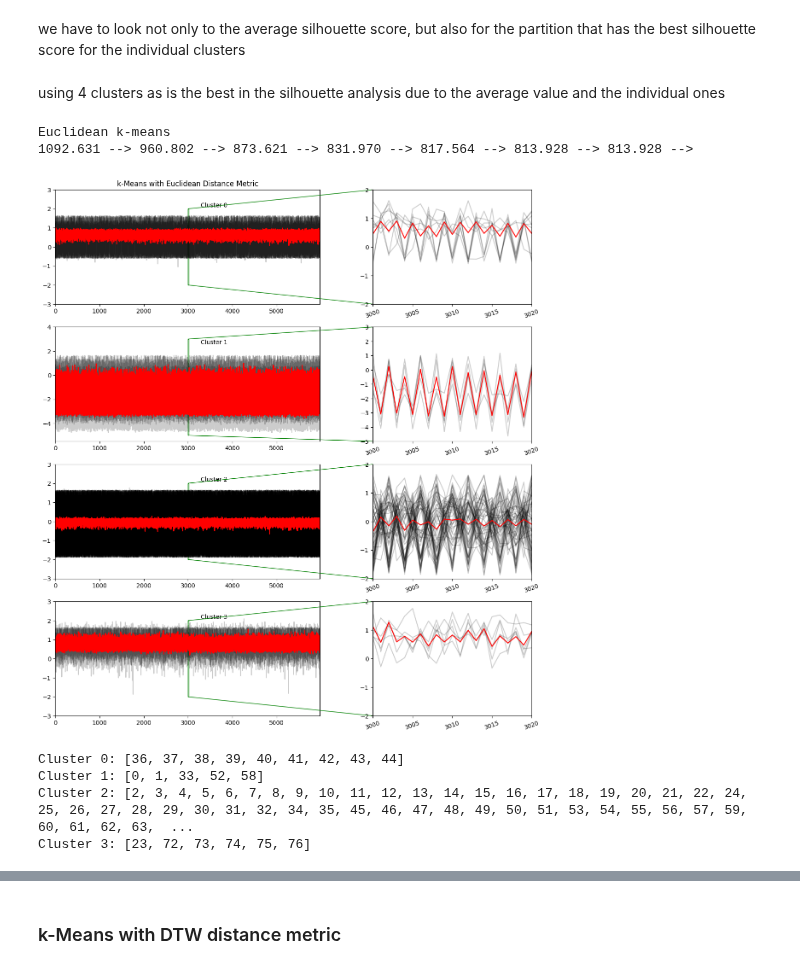
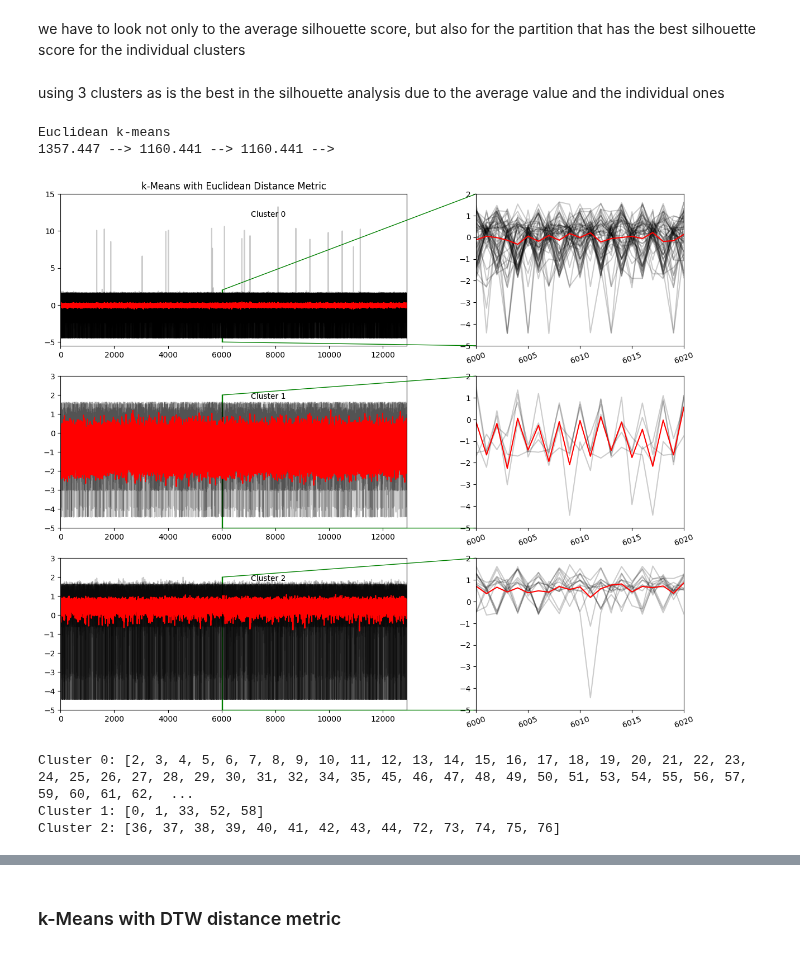
Before and after one commit to sarabreu/thesis_dev, a Jupyter notebook: 5_time_series_clustering/indiv_vars/solar/raw/temperature/raw_solar.ipynb, the cells around one changed output, grey strips where cells are left out. Cells and saved outputs as stored; diff of their text form; code cells hidden in the pictures.

Commit message:
update raw and clean time series clustering

```diff
--- a/5_time_series_clustering/indiv_vars/solar/raw/temperature/raw_solar.ipynb
+++ b/5_time_series_clustering/indiv_vars/solar/raw/temperature/raw_solar.ipynb
@@ -24,7 +24,7 @@ my_colors = ['#88292F', '#697268', '#12355B', '#D7816A', '#e8da6f', '#c33b43',
                '#FF7B9C', '#66A182', '#94849B', '#ACD8AA', '#F48498', '#B30089']
 custom_cmap = LinearSegmentedColormap.from_list('custom_cmap', my_colors)
 # %%
-df_solar_satellite = pd.read_csv('../../../../../1_data_analysis_and_preproc/intermediate/solar/solar_satellite_merged.csv')
+df_solar_satellite = pd.read_csv('../../../../../1_data_analysis_and_preproc/intermediate/solar/solar_satellite_merged_raw.csv')
 # %%
 df_solar_satellite.head()
 # %% [output]
@@ -329,7 +329,7 @@ For n_clusters = 8 The average silhouette_score is : 0.50
 # %% [markdown]
 we have to look not only to the average silhouette score, but also for the partition that has the best silhouette score for the individual clusters
 # %% [markdown]
-using 4 clusters as is the best in the silhouette analysis due to the average value and the individual ones
+using 3 clusters as is the best in the silhouette analysis due to the average value and the individual ones
 # %%
 def zoom_in_plot(X_train, y_pred, cluster_centers, sz, title:str, num_clusters, som: bool = False, chosen: list = None):
     fig = plt.figure(figsize=(16, 4*num_clusters))
@@ -360,9 +360,11 @@ def zoom_in_plot(X_train, y_pred, cluster_centers, sz, title:str, num_clusters,
             ax.plot(pca.inverse_transform(cluster_centers)[cluster_num].ravel(), "r-")  # Plot cluster centers in original data space
         ax.set_xlim(0, sz)
         if i in chosen:
-            ax.set_ylim(-5.5, 4)
+            ax.set_ylim(-5.5, 15)
+            y_ticks = [-5 ,0, 5, 10, 15]
+            ax.set_yticks(y_ticks)
         else:
-            ax.set_ylim(-3, 3)
+            ax.set_ylim(-5, 3)
         ax.text(0.55, 0.85, 'Cluster %d' % (cluster_num), transform=ax.transAxes)
         if i == 0:
             ax.set_title(f"{title}")
@@ -375,14 +377,14 @@ def zoom_in_plot(X_train, y_pred, cluster_centers, sz, title:str, num_clusters,
             axins.plot(pca.inverse_transform(cluster_centers)[cluster_num-1].ravel(), "r-")  # Plot cluster centers in original data space
         else:
             axins.plot(pca.inverse_transform(cluster_centers)[cluster_num].ravel(), "r-")  # Plot cluster centers in original data space
-        axins.set_xlim(3000, 3020)
+        axins.set_xlim(6000, 6020)
         if i in chosen:
-            axins.set_ylim(-5, 3)
+            axins.set_ylim(-5, 2)
         else:
-            axins.set_ylim(-2, 2)
-            y_ticks = [-2, -1, 0, 1, 2]
+            axins.set_ylim(-5, 2)
+            y_ticks = [-5 ,-4, -3, -2, -1, 0, 1, 2]
             axins.set_yticks(y_ticks)
-        x_ticks = [3000, 3005, 3010, 3015, 3020]
+        x_ticks = [6000, 6005, 6010, 6015, 6020]
         # Set the x-ticks for the zoomed-in plot
         axins.set_xticks(x_ticks)
         plt.xticks(rotation=20)
@@ -396,19 +398,19 @@ def zoom_in_plot(X_train, y_pred, cluster_centers, sz, title:str, num_clusters,
 # %%
 # Euclidean k-means
 print("Euclidean k-means")
 
-num_clusters = 4
+num_clusters = 3
 
 km = TimeSeriesKMeans(n_clusters=num_clusters, verbose=True, random_state=seed)
 y_pred_euclidean = km.fit_predict(train_pca)
 
 cluster_centers_reshaped = km.cluster_centers_.reshape(num_clusters, 2)
 
-zoom_in_plot(X_train, y_pred_euclidean, cluster_centers_reshaped, sz, 'k-Means with Euclidean Distance Metric', num_clusters=num_clusters, chosen=[1])
+zoom_in_plot(X_train, y_pred_euclidean, cluster_centers_reshaped, sz, 'k-Means with Euclidean Distance Metric', num_clusters=num_clusters, chosen=[0])
 # %% [output]
 Euclidean k-means
-1092.631 --> 960.802 --> 873.621 --> 831.970 --> 817.564 --> 813.928 --> 813.928 -->
+1357.447 --> 1160.441 --> 1160.441 -->
-[figure, old version]
+[figure, new version]
 # %%
 with open('euclidean_solar.pickle', 'wb') as f:
     pickle.dump(km, f)
@@ -433,10 +435,9 @@ assets_clusters = assets_per_cluster_euclidean.groupby('cluster_label')['asset_i
 for cluster, assets in assets_clusters:
     print(f"Cluster {cluster}: {assets.index.tolist()}")
 # %% [output]
-Cluster 0: [36, 37, 38, 39, 40, 41, 42, 43, 44]
+Cluster 0: [2, 3, 4, 5, 6, 7, 8, 9, 10, 11, 12, 13, 14, 15, 16, 17, 18, 19, 20, 21, 22, 23, 24, 25, 26, 27, 28, 29, 30, 31, 32, 34, 35, 45, 46, 47, 48, 49, 50, 51, 53, 54, 55, 56, 57, 59, 60, 61, 62,  ...
 Cluster 1: [0, 1, 33, 52, 58]
-Cluster 2: [2, 3, 4, 5, 6, 7, 8, 9, 10, 11, 12, 13, 14, 15, 16, 17, 18, 19, 20, 21, 22, 24, 25, 26, 27, 28, 29, 30, 31, 32, 34, 35, 45, 46, 47, 48, 49, 50, 51, 53, 54, 55, 56, 57, 59, 60, 61, 62, 63,  ...
-Cluster 3: [23, 72, 73, 74, 75, 76]
+Cluster 2: [36, 37, 38, 39, 40, 41, 42, 43, 44, 72, 73, 74, 75, 76]
 # %%
 # Group assets by cluster and count the number of assets in each cluster
 cluster_counts = assets_per_cluster_euclidean['cluster_label'].value_counts().sort_index()
```
Also changed, not shown: parts of 28 cells of this notebook, 8 other files.
